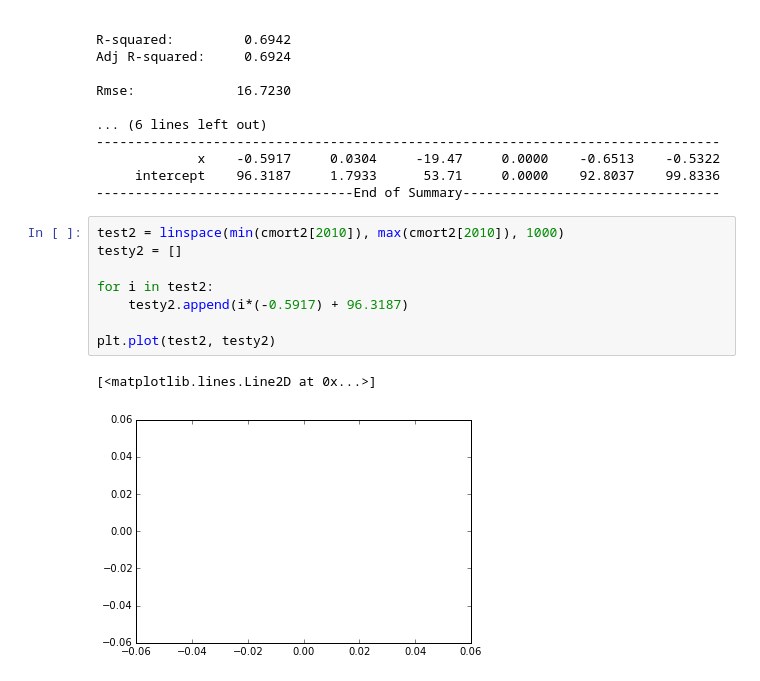
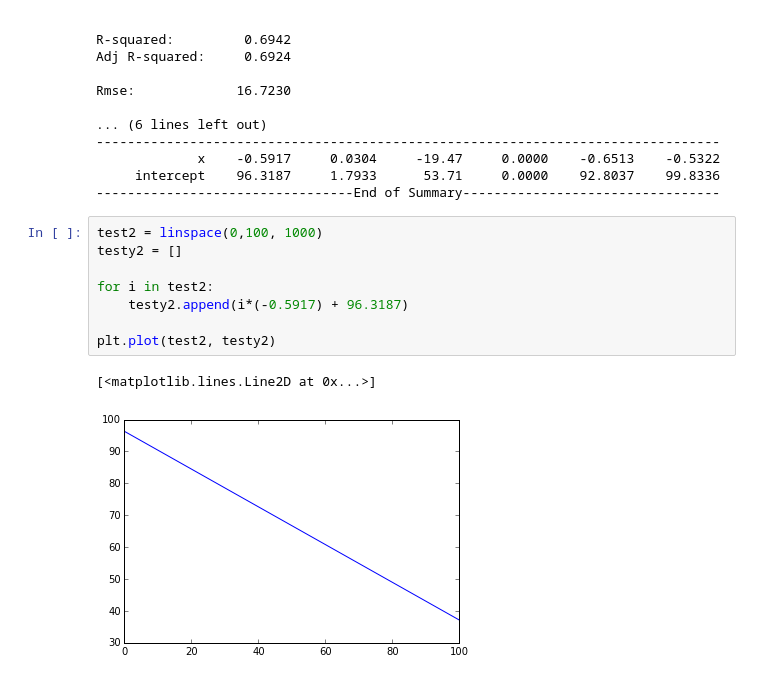
Before and after one commit to pedrocunial/projeto3-DataScience, a Jupyter notebook: projeto3.ipynb, the cells around one changed output. Saved outputs shown, nothing was run; the diff lists cells and outputs as text.

```diff
--- a/projeto3.ipynb
+++ b/projeto3.ipynb
@@ -251,13 +251,13 @@ Rmse:             16.7230
      intercept    96.3187     1.7933      53.71     0.0000    92.8037    99.8336
 ---------------------------------End of Summary---------------------------------
 # %%
-test2 = linspace(min(cmort2[2010]), max(cmort2[2010]), 1000)
+test2 = linspace(0,100, 1000)
 testy2 = []
 
 for i in test2:
     testy2.append(i*(-0.5917) + 96.3187)
 
 plt.plot(test2, testy2)
 # %% [output]
 [<matplotlib.lines.Line2D at 0x...>]
-[figure, old version]
+[figure, new version]
```
